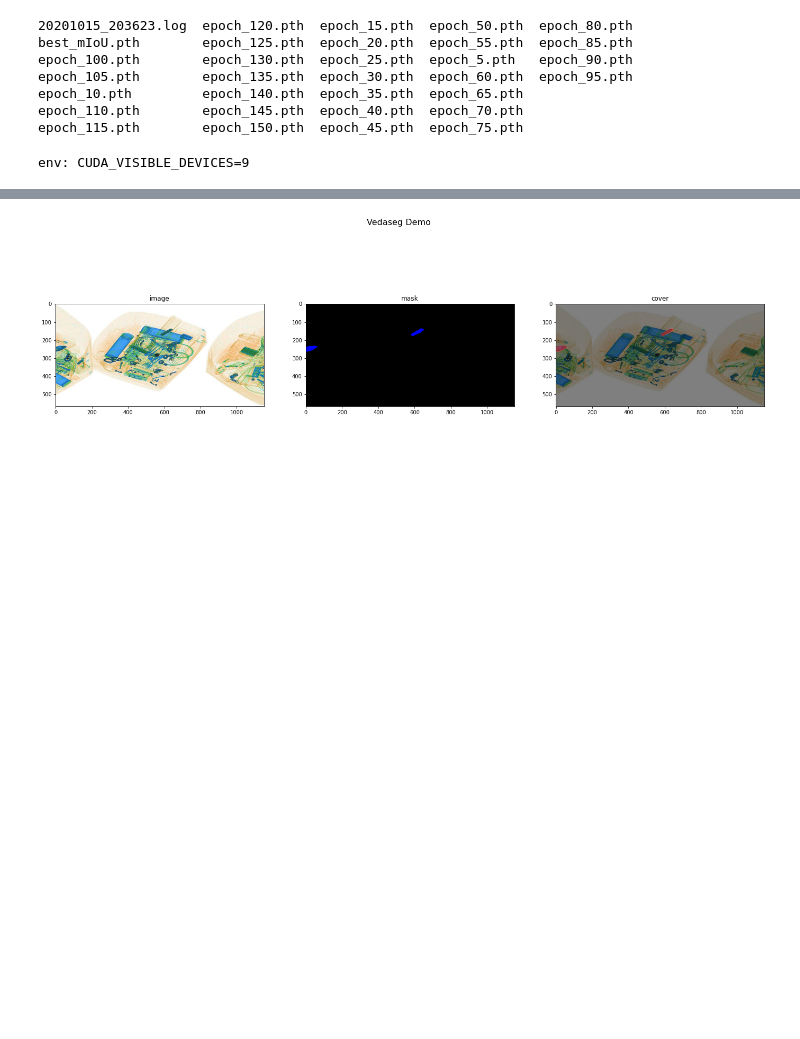
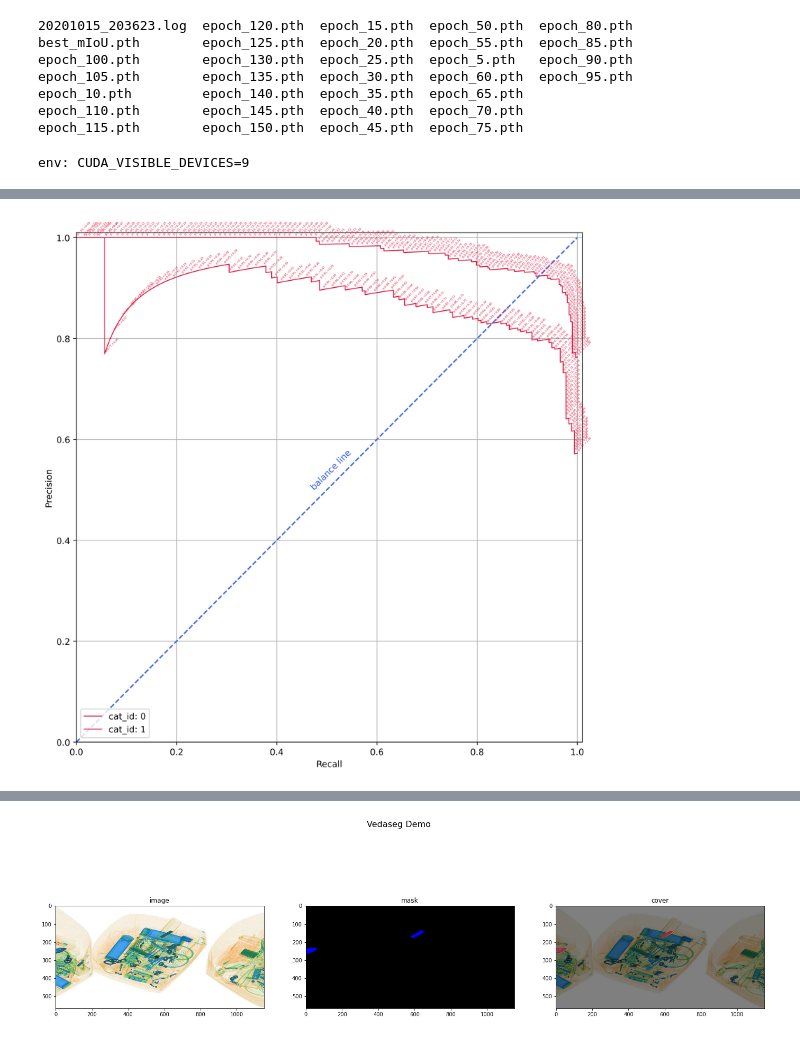
Before and after one commit to DarthThomas/vedaseg, a Jupyter notebook: vis.ipynb, the cells around one changed output, grey strips where cells are left out. Cells and saved outputs as stored; diff of their text form; code cells hidden in the pictures; blank space fills up the shorter version.

Commit message:
update plot

```diff
--- a/vis.ipynb
+++ b/vis.ipynb
@@ -472,0 +527,65 @@ roc_auc_score:[0.83533821 0.86738925]
+# %%
+from sklearn.metrics import precision_recall_curve
+from sklearn.metrics import average_precision_score
+
+precision = dict()
+recall = dict()
+average_precision = dict()
+for i in range(2):
+    precision[i], recall[i], _ = precision_recall_curve(label_list[:, i],
+                                                        score_list[:, i])
+    average_precision[i] = average_precision_score(label_list[:, i], score_list[:, i])
+
+
+    plt.figure(11, figsize=(9, 9), dpi=400)
+    plt.xlabel('Recall')
+    plt.ylabel('Precision')
+    plt.ylim([0.0, 1.01])
+    plt.xlim([0.0, 1.01])
+    plt.grid(True)
+    plt.plot(np.arange(0.0, 1.01, 0.01),
+             np.arange(0.0, 1.01, 0.01),
+             color='royalblue', linestyle='--')
+    plt.annotate("balance line",
+                 xy=(0.5, 0.5),
+                 color='royalblue',
+                 rotation=45,
+                 xytext=(-20, 0),
+                 textcoords='offset points')
+
+    line_kwargs = {
+        'label': f'cat_id: {i}',
+        'color': 'crimson',
+        'linestyle': '-',
+        'linewidth': 1,
+    }
+
+    plt.plot(recall[i],
+             precision[i],
+             **line_kwargs)
+#     print(len(precision))
+
+    for idx, (prec, recal) in enumerate(zip(precision[i], recall[i])):
+        if idx % 3:
+            continue
+        text = f"p:{prec:.2f}, r:{recal:.2f}"
+        plt.annotate(text, xy=(recal, prec),
+                     xytext=(recal, prec + 0.005),
+                     color=line_kwargs['color'], fontsize=3, rotation=45)
+
+
+#     for j, x in enumerate(np.arange(0.8, 1.01, 0.01)):
+#         text = [round(x, 3),
+#                 round(precision[i][j], 3),
+#                 round(recall[i][j], 3)]
+#         plt.annotate(text, xy=(x, precision[i][j]),
+#                      xytext=(x, precision[i][j] + 0.005),
+#                      color=line_kwargs['color'], fontsize=3, rotation=80)
+
+    plt.legend(loc='lower left')
+    plt.tight_layout()
+plt.show()
+#     plt.savefig(os.path.join(export_path, timestamp + f'_pr_curve_of_cat_{cat_id}'), dpi=400)
+#     plt.close()
+# %% [output]
+[figure, added]
```
Also changed, not shown: parts of 8 cells of this notebook.
